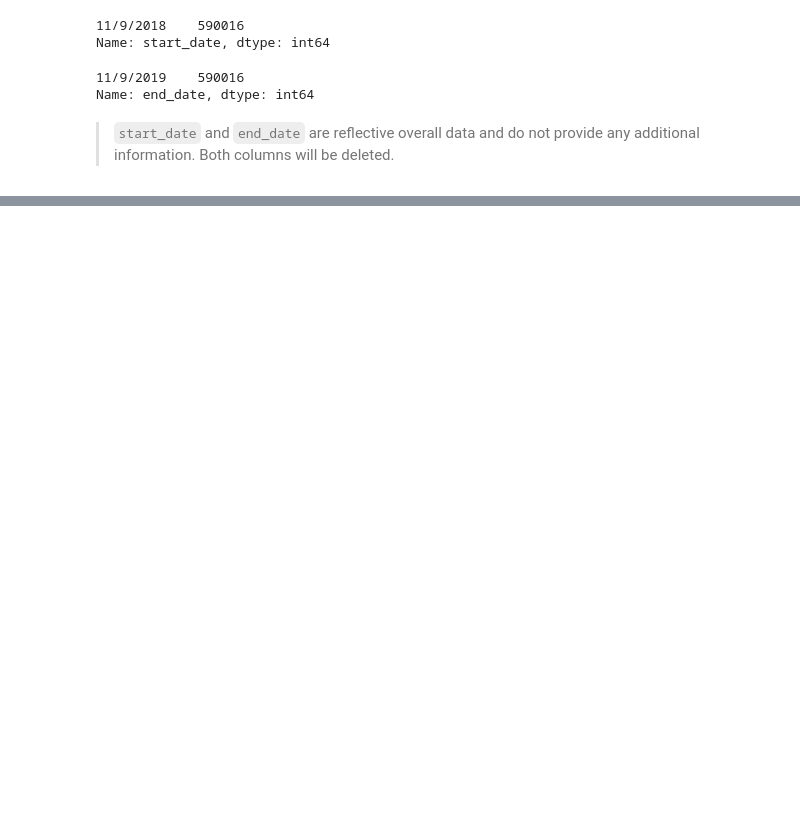
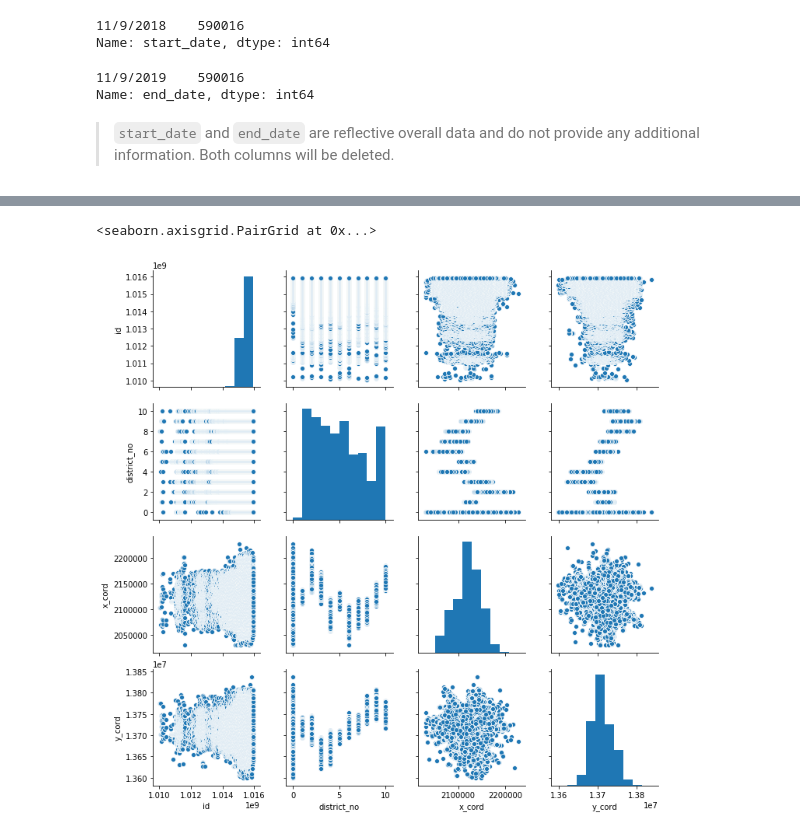
Before and after one commit to misty-garcia/sa_311, a Jupyter notebook: the_pipeline.ipynb, the cells around one changed output, grey strips where cells are left out. Drawn from its saved outputs; the diff is of its cells as text; code cells hidden in the pictures; blank space fills up the shorter version.

```diff
--- a/the_pipeline.ipynb
+++ b/the_pipeline.ipynb
@@ -333,0 +362,2 @@ Name: close_date, dtype: int64
+# %%
+df.close_date = df.close_date.astype("object").replace(np.nan,"9999-01-01")
@@ -467,3 +517,5 @@ Series([], Name: city_department, dtype: int64)
+# %%
+df.dept.replace(np.nan, "Other", inplace=True)
 # %%
 df.isnull().sum()
 # %% [output]
@@ -517,3 +644,5 @@ df.end_date.value_counts()
 Name: end_date, dtype: int64
 # %% [markdown]
 > `start_date` and `end_date` are reflective overall data and do not provide any additional information. Both columns will be deleted.
+# %%
+df.drop(columns=["start_date","end_date"], inplace=True)
@@ -519,0 +676,5 @@ Name: end_date, dtype: int64
+# %%
+sns.pairplot(df)
+# %% [output]
+<seaborn.axisgrid.PairGrid at 0x...>
+[figure, added]
```
Also changed, not shown: parts of 26 cells of this notebook.
